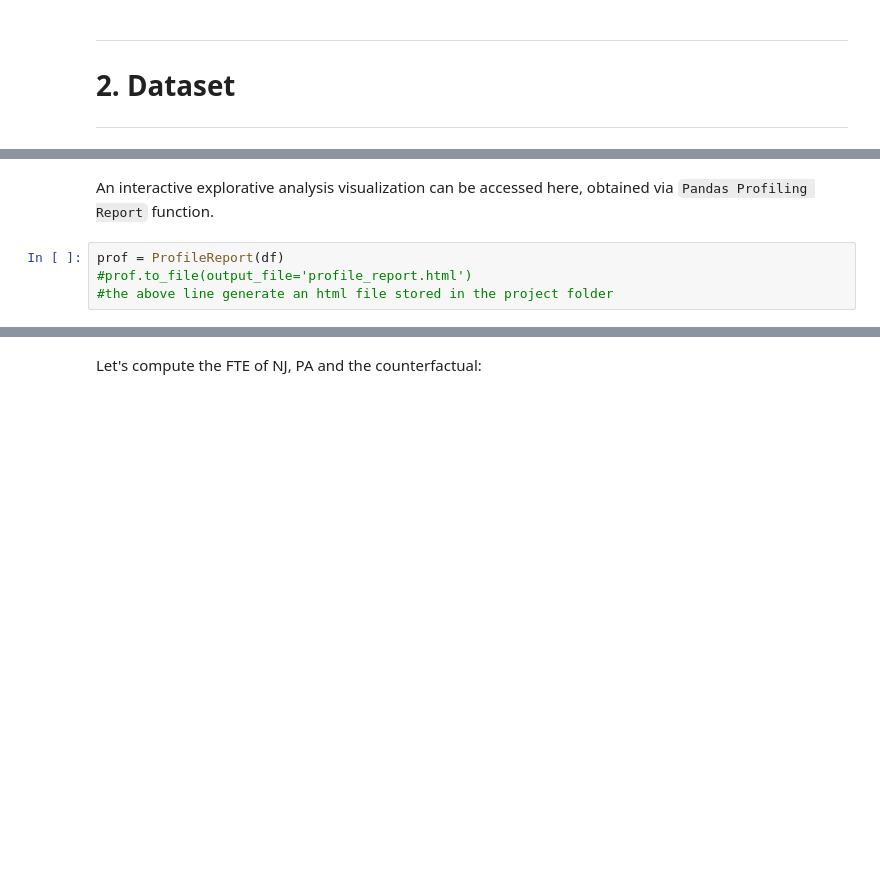
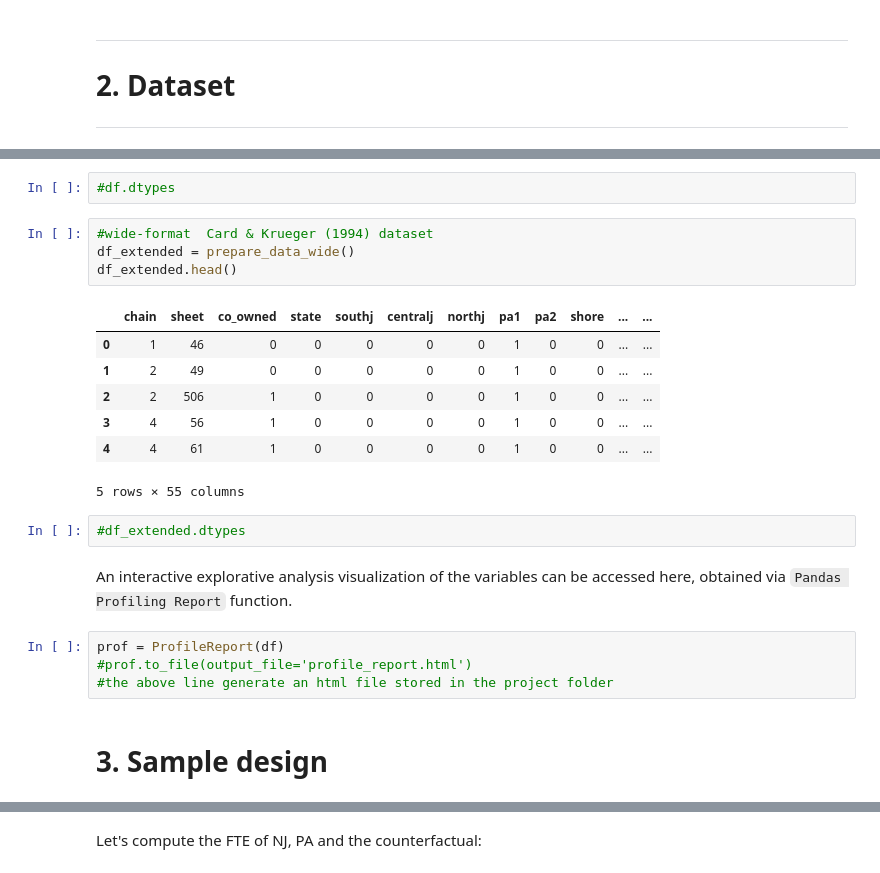
Before and after one commit to edoardofalchi/ose-data-science-course-projeect-edoardofalchi, a Jupyter notebook: Card_Krueger_1994.ipynb, the cells around one changed output, grey strips where cells are left out. Saved outputs shown, nothing was run; the diff lists cells and outputs as text; blank space fills up the shorter version.

```diff
--- a/Card_Krueger_1994.ipynb
+++ b/Card_Krueger_1994.ipynb
@@ -198,6 +241,24 @@ fig.show()
+# %%
+#df.dtypes
+# %%
+#wide-format  Card & Krueger (1994) dataset
+df_extended = prepare_data_wide()
+df_extended.head()
+# %% [output]
+|  | chain | sheet | co_owned | state | southj | centralj | northj | pa1 | pa2 | shore | ... | ... |
+| 0 | 1 | 46 | 0 | 0 | 0 | 0 | 0 | 1 | 0 | 0 | ... | ... |
+| 1 | 2 | 49 | 0 | 0 | 0 | 0 | 0 | 1 | 0 | 0 | ... | ... |
+| 2 | 2 | 506 | 1 | 0 | 0 | 0 | 0 | 1 | 0 | 0 | ... | ... |
+| 3 | 4 | 56 | 1 | 0 | 0 | 0 | 0 | 1 | 0 | 0 | ... | ... |
+| 4 | 4 | 61 | 1 | 0 | 0 | 0 | 0 | 1 | 0 | 0 | ... | ... |
+5 rows × 55 columns
+# %%
+#df_extended.dtypes
 # %% [markdown]
-An interactive explorative analysis visualization can be accessed here, obtained via `Pandas Profiling Report` function.
+An interactive explorative analysis visualization of the variables can be accessed here, obtained via `Pandas Profiling Report` function.
 # %%
 prof = ProfileReport(df)
 #prof.to_file(output_file='profile_report.html')
 #the above line generate an html file stored in the project folder
+# %% [markdown]
+# 3. Sample design
```
Also changed, not shown: parts of 120 cells of this notebook.
